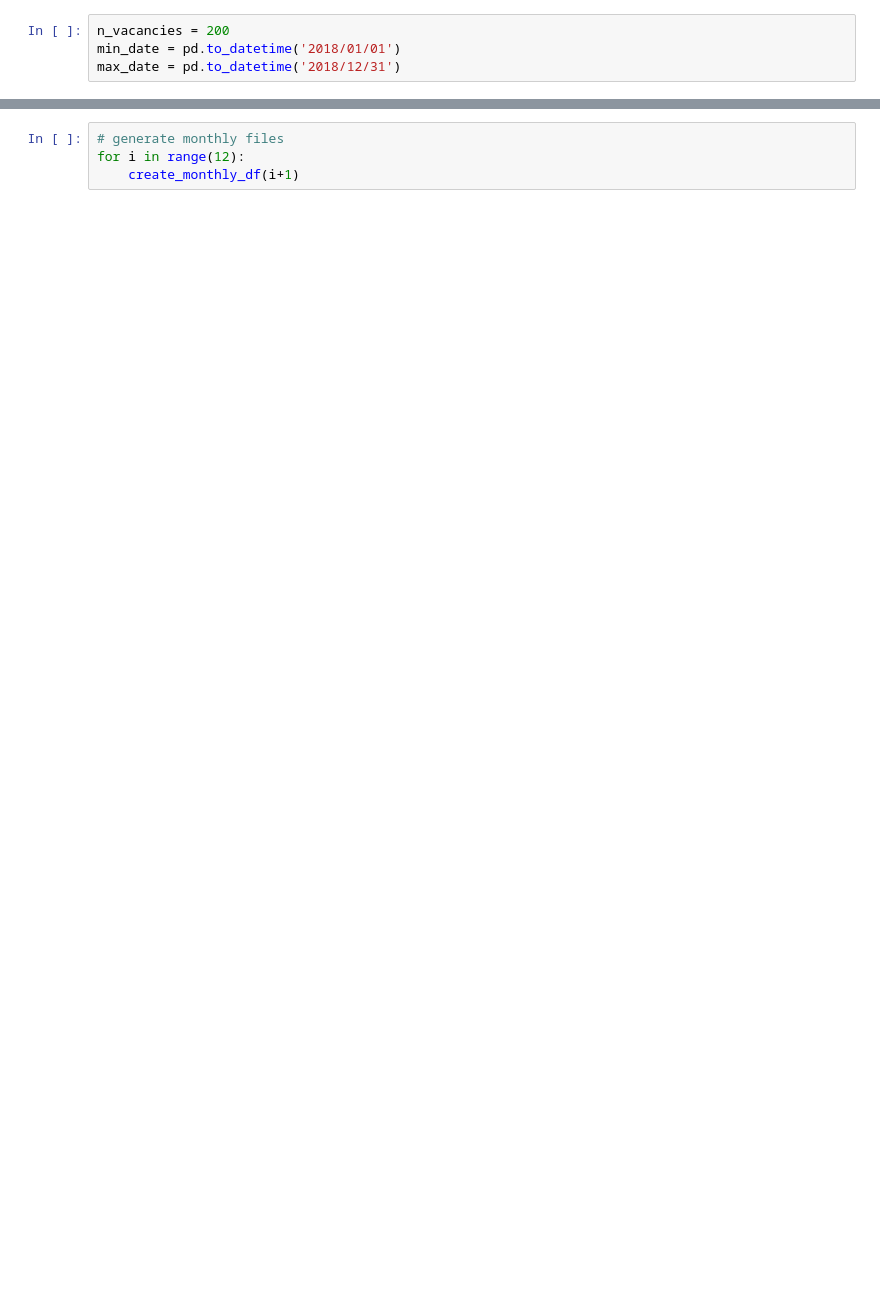
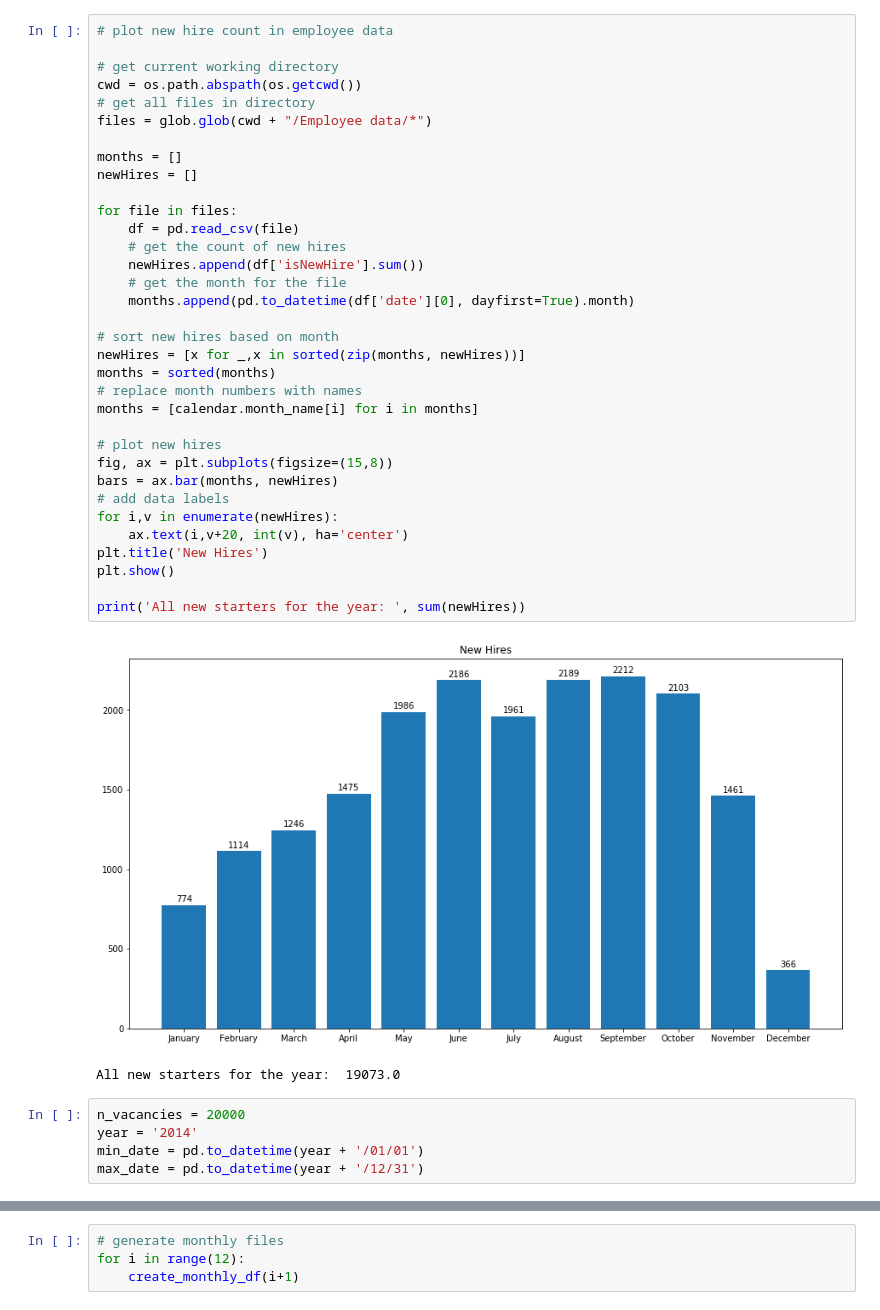
Before and after one commit to MalshaL/HR-data-visualisation, a Jupyter notebook: Vacancy_data_gen.ipynb, the cells around one changed output, grey strips where cells are left out. Drawn from its saved outputs; the diff is of its cells as text; blank space fills up the shorter version.

```diff
--- a/Vacancy_data_gen.ipynb
+++ b/Vacancy_data_gen.ipynb
@@ -6,7 +11,45 @@ import calendar
+# %%
+# plot new hire count in employee data
+
+# get current working directory
+cwd = os.path.abspath(os.getcwd())
+# get all files in directory
+files = glob.glob(cwd + "/Employee data/*")
+
+months = []
+newHires = []
+
+for file in files:
+    df = pd.read_csv(file)
+    # get the count of new hires
+    newHires.append(df['isNewHire'].sum())
+    # get the month for the file
+    months.append(pd.to_datetime(df['date'][0], dayfirst=True).month)
+
+# sort new hires based on month
+newHires = [x for _,x in sorted(zip(months, newHires))]
+months = sorted(months)
+# replace month numbers with names
+months = [calendar.month_name[i] for i in months]
+
+# plot new hires
+fig, ax = plt.subplots(figsize=(15,8))
+bars = ax.bar(months, newHires)
+# add data labels
+for i,v in enumerate(newHires):
+    ax.text(i,v+20, int(v), ha='center')
+plt.title('New Hires')
+plt.show()
+
+print('All new starters for the year: ', sum(newHires))
+# %% [output]
+[figure, added]
+All new starters for the year:  19073.0
 # %%
-n_vacancies = 200
-min_date = pd.to_datetime('2018/01/01')
-max_date = pd.to_datetime('2018/12/31')
+n_vacancies = 20000
+year = '2014'
+min_date = pd.to_datetime(year + '/01/01')
+max_date = pd.to_datetime(year + '/12/31')
 # %%
 # generate all vacancy data
 
```
Also changed, not shown: parts of 6 cells of this notebook.
